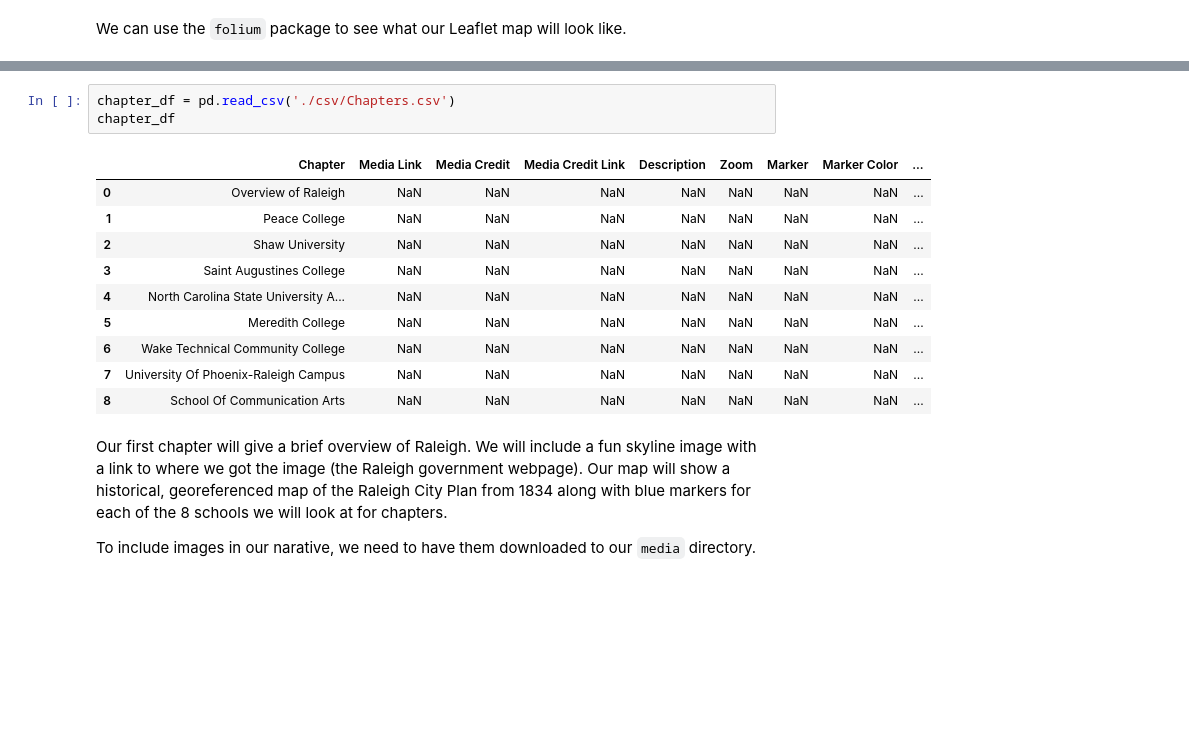
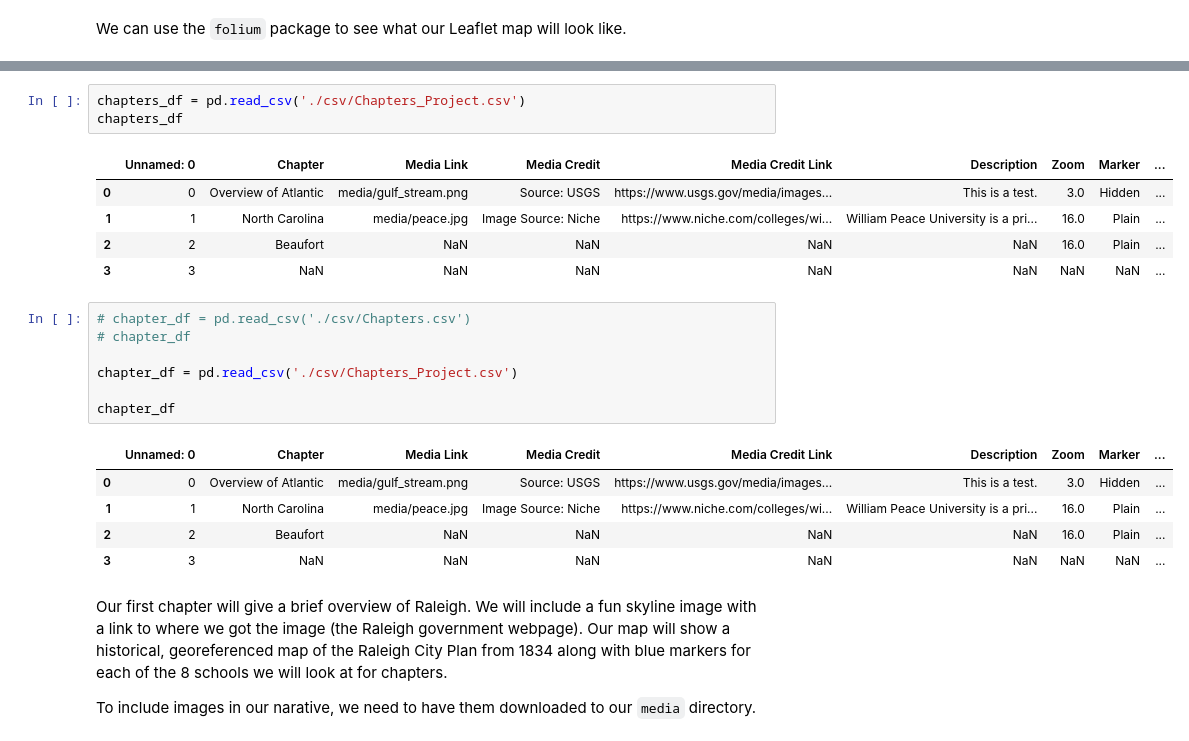
Before and after one commit to cayates2/Final-Project-nr491, a Jupyter notebook: storymap.ipynb, the cells around one changed output, grey strips where cells are left out. Cells and saved outputs as stored; diff of their text form; blank space fills up the shorter version.

```diff
--- a/storymap.ipynb
+++ b/storymap.ipynb
@@ -387,17 +278,25 @@ with open('./csv/Chapters.csv', 'w', newline='') as options:
 # %%
-chapter_df = pd.read_csv('./csv/Chapters.csv')
-chapter_df
+chapters_df = pd.read_csv('./csv/Chapters_Project.csv')
+chapters_df
 # %% [output]
-|  | Chapter | Media Link | Media Credit | Media Credit Link | Description | Zoom | Marker | Marker Color | ... |
-| 0 | Overview of Raleigh | NaN | NaN | NaN | NaN | NaN | NaN | NaN | ... |
-| 1 | Peace College | NaN | NaN | NaN | NaN | NaN | NaN | NaN | ... |
-| 2 | Shaw University | NaN | NaN | NaN | NaN | NaN | NaN | NaN | ... |
-| 3 | Saint Augustines College | NaN | NaN | NaN | NaN | NaN | NaN | NaN | ... |
-| 4 | North Carolina State University A... | NaN | NaN | NaN | NaN | NaN | NaN | NaN | ... |
-| 5 | Meredith College | NaN | NaN | NaN | NaN | NaN | NaN | NaN | ... |
-| 6 | Wake Technical Community College | NaN | NaN | NaN | NaN | NaN | NaN | NaN | ... |
-| 7 | University Of Phoenix-Raleigh Campus | NaN | NaN | NaN | NaN | NaN | NaN | NaN | ... |
-| 8 | School Of Communication Arts | NaN | NaN | NaN | NaN | NaN | NaN | NaN | ... |
+|  | Unnamed: 0 | Chapter | Media Link | Media Credit | Media Credit Link | Description | Zoom | Marker | ... |
+| 0 | 0 | Overview of Atlantic | media/gulf_stream.png | Source: USGS | https://www.usgs.gov/media/images... | This is a test. | 3.0 | Hidden | ... |
+| 1 | 1 | North Carolina | media/peace.jpg | Image Source: Niche | https://www.niche.com/colleges/wi... | William Peace University is a pri... | 16.0 | Plain | ... |
+| 2 | 2 | Beaufort | NaN | NaN | NaN | NaN | 16.0 | Plain | ... |
+| 3 | 3 | NaN | NaN | NaN | NaN | NaN | NaN | NaN | ... |
+# %%
+# chapter_df = pd.read_csv('./csv/Chapters.csv')
+# chapter_df
+
+chapter_df = pd.read_csv('./csv/Chapters_Project.csv')
+
+chapter_df
+# %% [output]
+|  | Unnamed: 0 | Chapter | Media Link | Media Credit | Media Credit Link | Description | Zoom | Marker | ... |
+| 0 | 0 | Overview of Atlantic | media/gulf_stream.png | Source: USGS | https://www.usgs.gov/media/images... | This is a test. | 3.0 | Hidden | ... |
+| 1 | 1 | North Carolina | media/peace.jpg | Image Source: Niche | https://www.niche.com/colleges/wi... | William Peace University is a pri... | 16.0 | Plain | ... |
+| 2 | 2 | Beaufort | NaN | NaN | NaN | NaN | 16.0 | Plain | ... |
+| 3 | 3 | NaN | NaN | NaN | NaN | NaN | NaN | NaN | ... |
 # %% [markdown]
 Our first chapter will give a brief overview of Raleigh. We will include a fun skyline image with a link to where we got the image (the Raleigh government webpage). Our map will show a historical, georeferenced map of the Raleigh City Plan from 1834 along with blue markers for each of the 8 schools we will look at for chapters.
 
```
Also changed, not shown: parts of 29 cells of this notebook.
